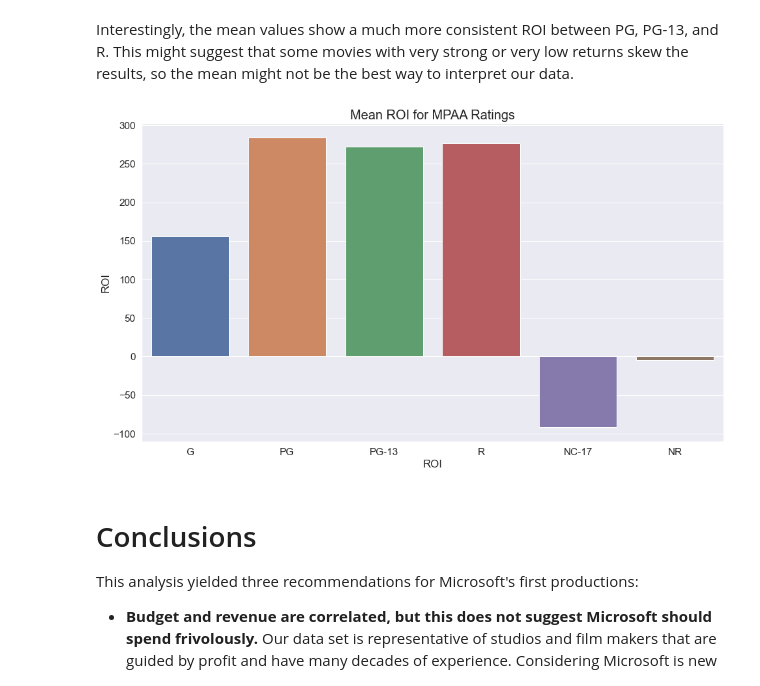
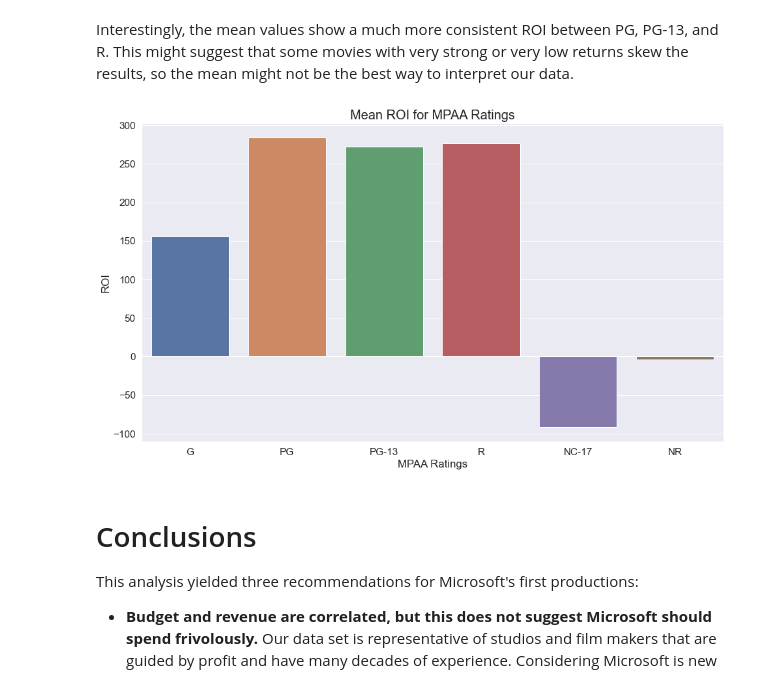
Before and after one commit to Drymander/dsc-phase-1-project, a Jupyter notebook: box_office_analysis.ipynb, the cells around one changed output. Saved outputs shown, nothing was run; the diff lists cells and outputs as text; code cells hidden in the pictures.

```diff
--- a/box_office_analysis.ipynb
+++ b/box_office_analysis.ipynb
@@ -502,22 +496,22 @@ Interestingly, the mean values show a much more consistent ROI between PG, PG-13
 # %%
 data = mpaa_mean_df
 
 rating_order = ['G', 'PG', 'PG-13', 'R', 'NC-17', 'NR']
 
 f, ax = plt.subplots(figsize=(16, 9))
 
 ax = sns.barplot(data = data, x = 'mpaa_rating',
     y = 'ROI', order = rating_order)
 
-ax.set(xlabel='ROI', ylabel='ROI')
+ax.set(xlabel='MPAA Ratings', ylabel='ROI')
 
 ax.axes.set_title("Mean ROI for MPAA Ratings",fontsize=20)
 
 plt.savefig('images/mpaa_mean_roi.png')
 
 plt.show()
 # %% [output]
-[figure, old version]
+[figure, new version]
 # %% [markdown]
 # Conclusions
 
```
Also changed, not shown: parts of 8 cells of this notebook, 10 other files.
